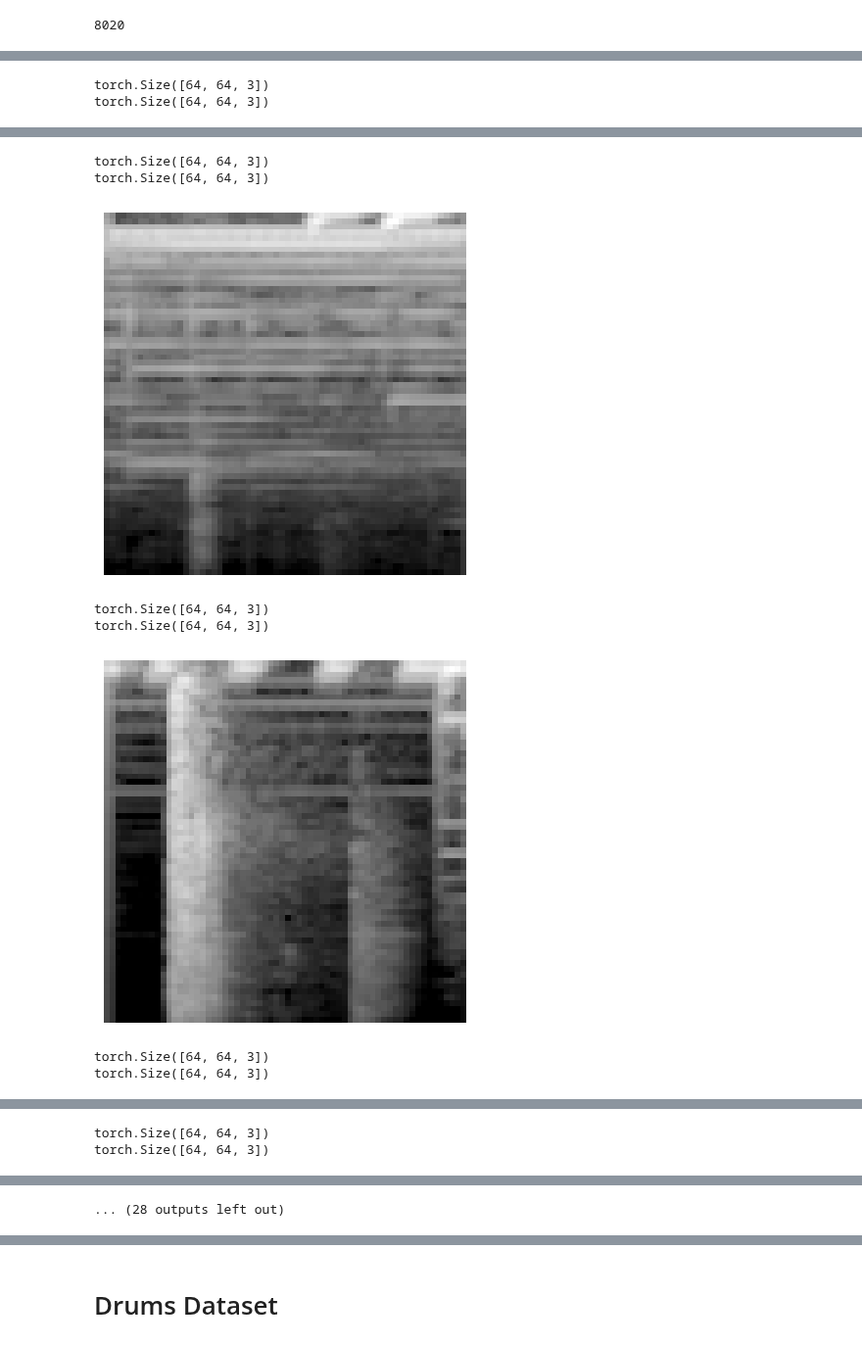
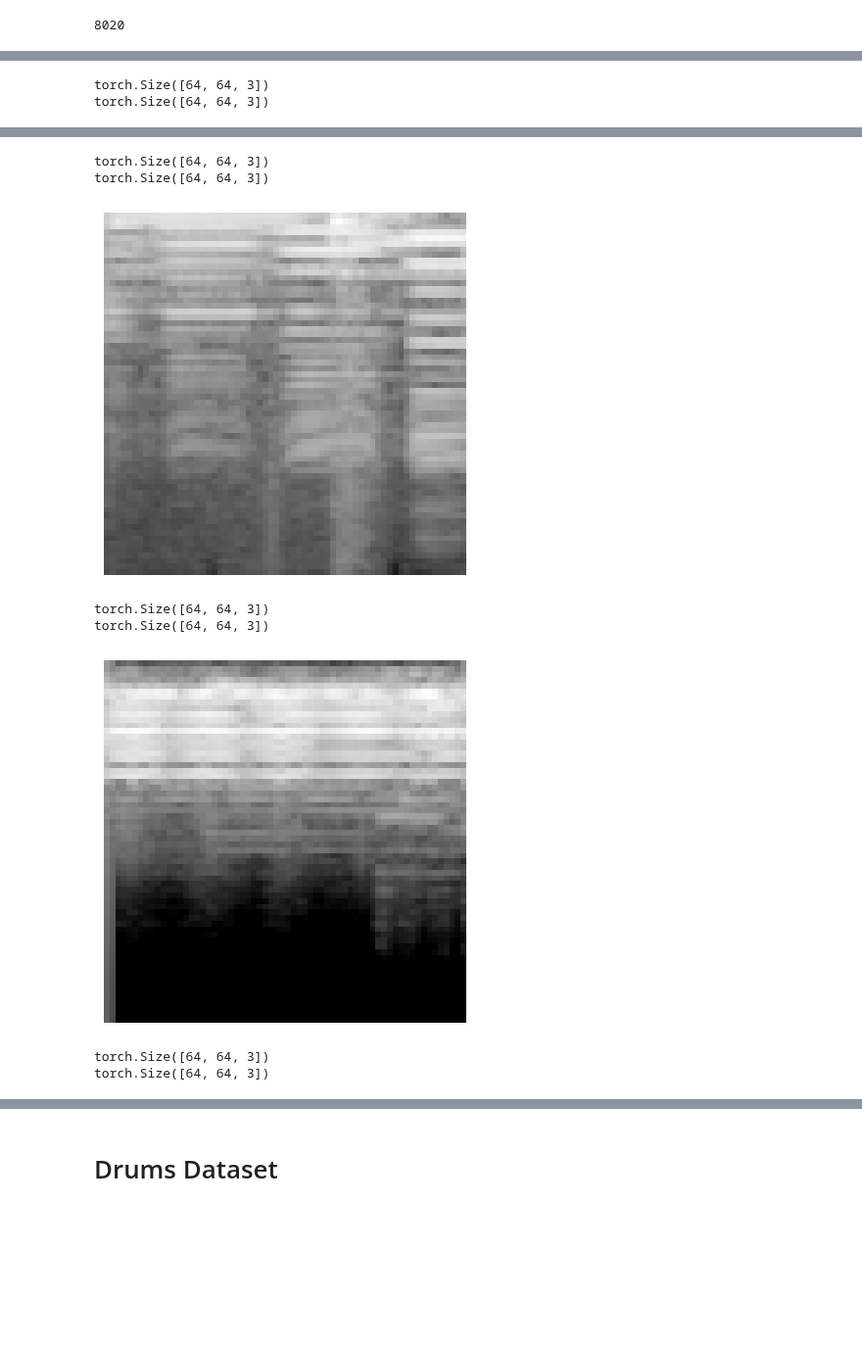
Before and after one commit to BrainTwin/audio-diffusion, a Jupyter notebook: notebooks/test_data.ipynb, the cells around one changed output, grey strips where cells are left out. Shown at 98% size. Saved outputs shown, nothing was run; the diff lists cells and outputs as text; code cells hidden in the pictures; blank space fills up the shorter version.

```diff
--- a/notebooks/test_data.ipynb
+++ b/notebooks/test_data.ipynb
@@ -47,7 +47,7 @@ import torch
 from datasets import load_dataset, load_from_disk
 from torchvision.transforms import Compose, Normalize, ToTensor
 # %%
-def load_dataset(dataset_path):
+def load_my_dataset(dataset_path):
     # dataset_name = '../cache/spotify_sleep_dataset/waveform_small/mel_spectrogram_256_256'
     dataset_config_name = None
     vae = None
@@ -119,9 +121,9 @@ def show_image(index, dataset):
 # %%
 ssd_256_256_path = '../cache/spotify_sleep_dataset/waveform_small/mel_spectrogram_256_256'
-ssd_256_256 = load_dataset(ssd_256_256_path)
+ssd_256_256 = load_my_dataset(ssd_256_256_path)
 
 ssd_64_64_path = '../cache/spotify_sleep_dataset/waveform_small/mel_spec_64_64'
-ssd_64_64 = load_dataset(ssd_64_64_path)
+ssd_64_64 = load_my_dataset(ssd_64_64_path)
 # %%
 len(ssd_64_64)
 # %% [output]
@@ -131,5 +131,5 @@ import random
 # %%
-for i in random.sample(range(len(ssd_64_64)), 20):
+for i in random.sample(range(len(ssd_64_64)), 5):
     show_image(i, ssd_64_64)
 # %% [output]
 torch.Size([64, 64, 3])
@@ -141,8 +141,8 @@ torch.Size([64, 64, 3])
 torch.Size([64, 64, 3])
 torch.Size([64, 64, 3])
-[figure, old version]
+[figure, new version]
 torch.Size([64, 64, 3])
 torch.Size([64, 64, 3])
-[figure, old version]
+[figure, new version]
 torch.Size([64, 64, 3])
 torch.Size([64, 64, 3])
@@ -150,2 +149,0 @@ torch.Size([64, 64, 3])
-torch.Size([64, 64, 3])
-torch.Size([64, 64, 3])
@@ -153 +149,0 @@ torch.Size([64, 64, 3])
-... (28 outputs left out)
```
Also changed, not shown: parts of 13 cells of this notebook, 2 other files.
